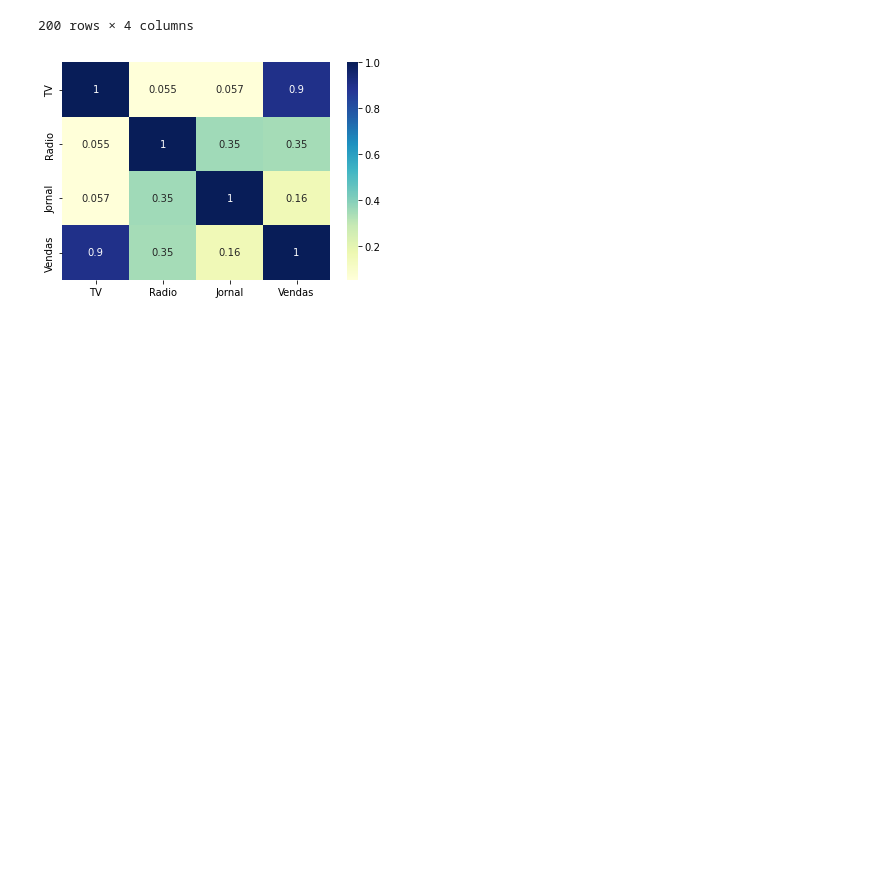
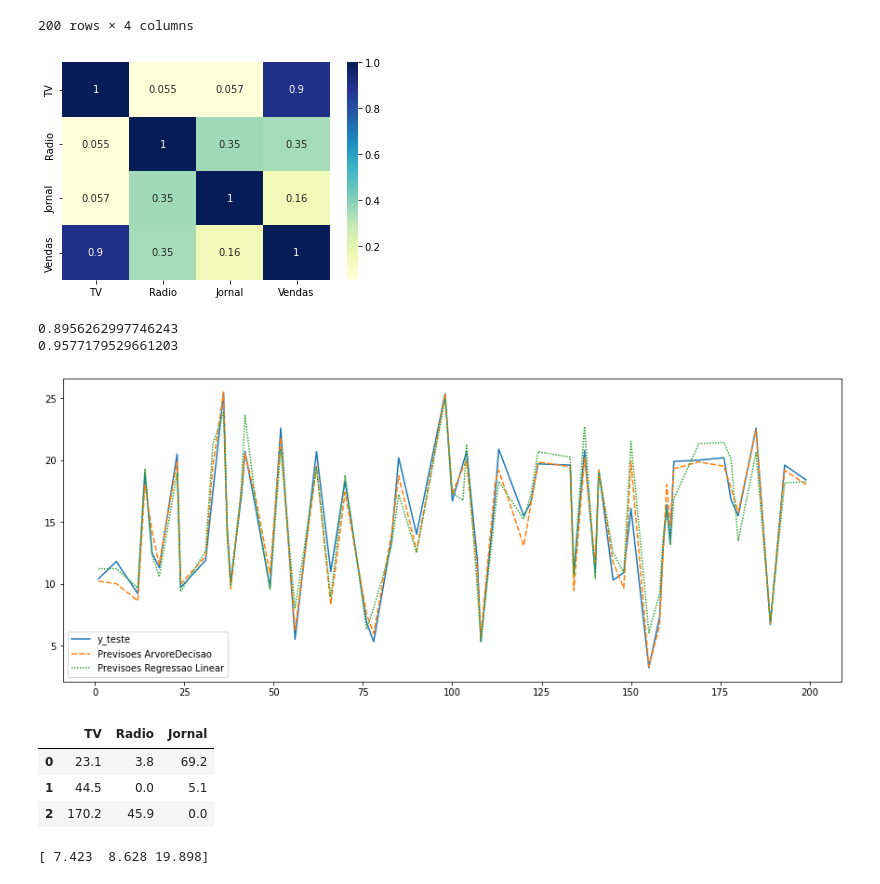
Before and after one commit to luhgavlak/Ciencia-de-dados, a Jupyter notebook: aula4-hashtag.ipynb, the cells around one changed output. Saved outputs shown, nothing was run; the diff lists cells and outputs as text; code cells hidden in the pictures; blank space fills up the shorter version.

```diff
--- a/aula4-hashtag.ipynb
+++ b/aula4-hashtag.ipynb
@@ -58,0 +55,63 @@ plt.show()
+# %%
+# Passo 3: modelagem + algoritmos (aqui entra a inteligência articifial, se necessário)
+from sklearn.model_selection import train_test_split
+
+# y -> quem você quer prever
+y = tabela['Vendas']
+
+# x -> quem eu vou usar para prever o y, ou seja, o resto da tabela
+x = tabela[['TV', 'Radio', 'Jornal']]
+
+
+x_treino, x_teste, y_treino, y_teste = train_test_split(x, y, test_size=0.3)
+
+
+from sklearn.linear_model import LinearRegression
+from sklearn.ensemble import RandomForestRegressor
+
+# cria as inteligências aritificiais
+modelo_regressaolinear = LinearRegression()
+modelo_arvoredecisao = RandomForestRegressor()
+
+# treina as inteligências artificias
+modelo_regressaolinear.fit(x_treino, y_treino)
+modelo_arvoredecisao.fit(x_treino, y_treino)
+
+from sklearn import metrics
+
+# criar as previsoes
+previsao_regressaolinear = modelo_regressaolinear.predict(x_teste)
+previsao_arvoredecisao = modelo_arvoredecisao.predict(x_teste)
+
+# comparar os modelos
+print(metrics.r2_score(y_teste, previsao_regressaolinear))
+print(metrics.r2_score(y_teste, previsao_arvoredecisao))
+# %% [output]
+0.8956262997746243
+0.9577179529661203
+# %%
+# Passo 4: interpretação de resultados
+tabela_auxiliar = pd.DataFrame()
+tabela_auxiliar["y_teste"] = y_teste
+tabela_auxiliar["Previsoes ArvoreDecisao"] = previsao_arvoredecisao
+tabela_auxiliar["Previsoes Regressao Linear"] = previsao_regressaolinear
+
+plt.figure(figsize=(15,6))
+sns.lineplot(data=tabela_auxiliar)
+plt.show()
+
+# Como fazer uma nova previsao
+# importar a nova_tabela com o pandas (a nova tabela tem que ter os dados de TV, Radio e Jornal)
+# previsao = modelo_randomforest.predict(nova_tabela)
+# print(previsao)
+nova_tabela = pd.read_csv("novos.csv")
+display(nova_tabela)
+previsao = modelo_arvoredecisao.predict(nova_tabela)
+print(previsao)
+# %% [output]
+[figure, added]
+|  | TV | Radio | Jornal |
+| 0 | 23.1 | 3.8 | 69.2 |
+| 1 | 44.5 | 0.0 | 5.1 |
+| 2 | 170.2 | 45.9 | 0.0 |
+[ 7.423  8.628 19.898]
```
Also changed, not shown: parts of 4 cells of this notebook.
